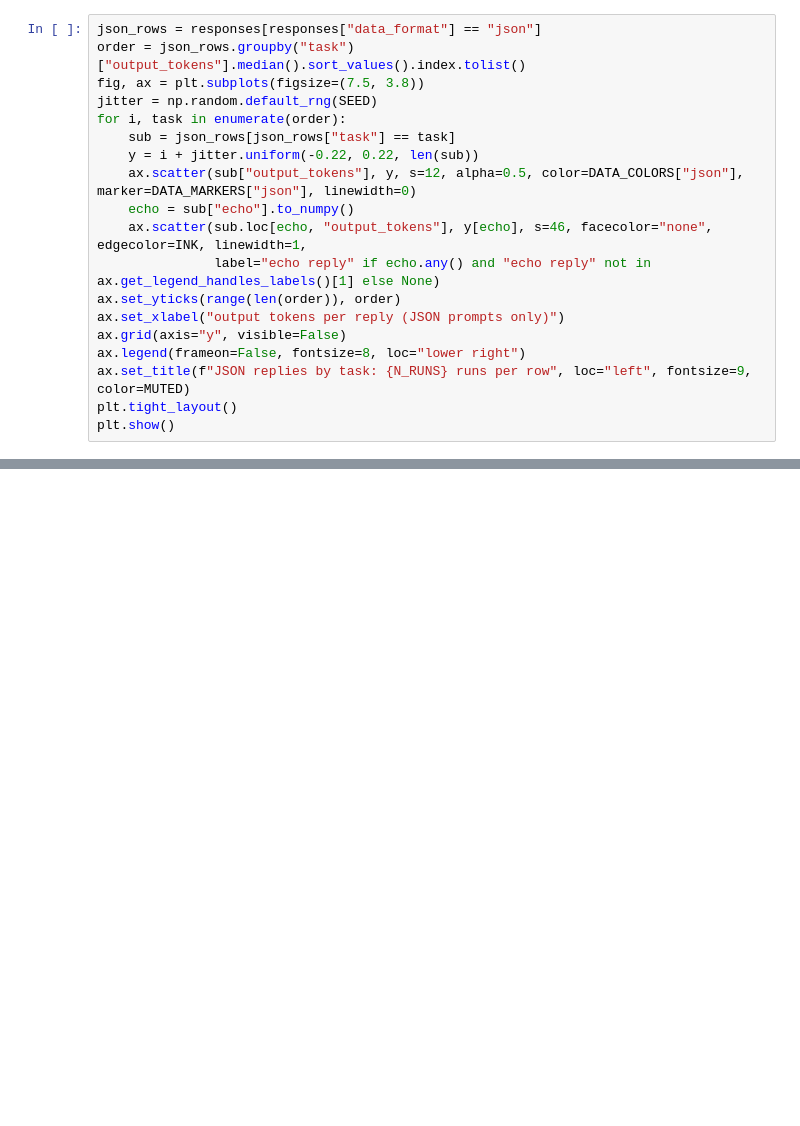
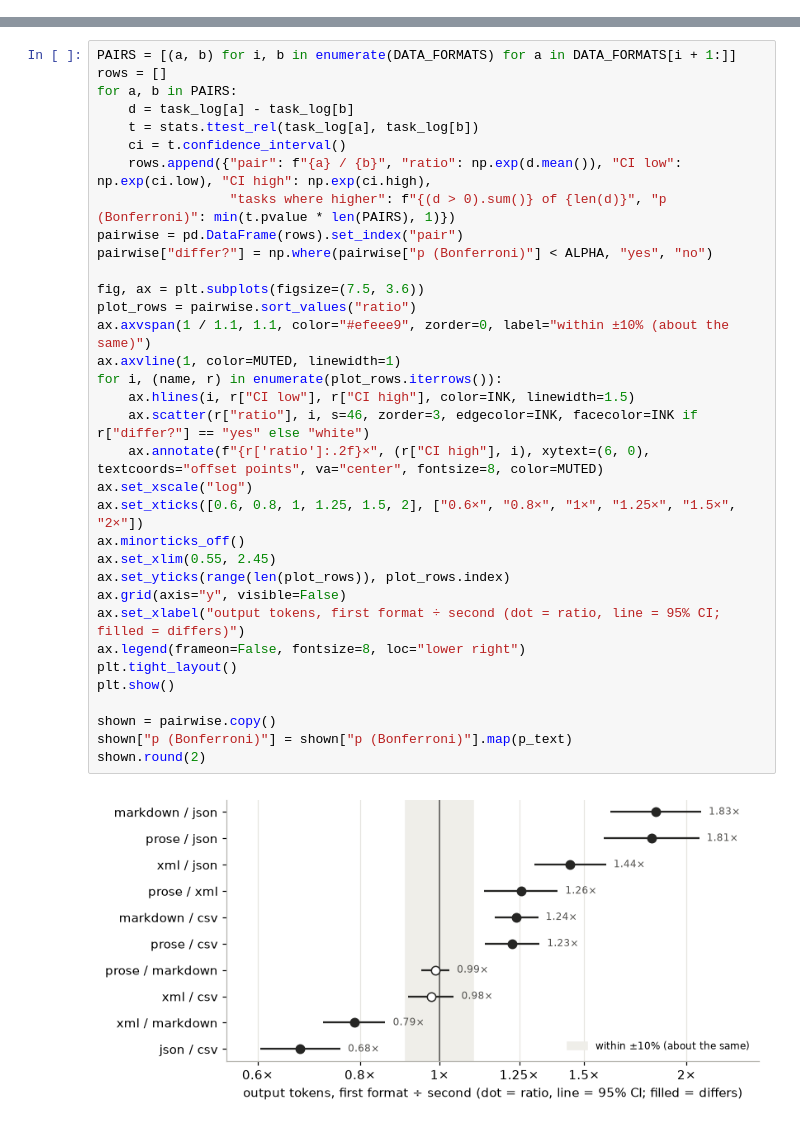
Before and after one commit to dodozai11/DSC180-proposal, a Jupyter notebook: notebooks/test4_stats.ipynb, the cells around one changed output, grey strips where cells are left out. Cells and saved outputs as stored; diff of their text form; blank space fills up the shorter version.

Commit message:
stats

```diff
--- a/notebooks/test4_stats.ipynb
+++ b/notebooks/test4_stats.ipynb
@@ -226,19 +0,0 @@ plt.show()
-# %%
-json_rows = responses[responses["data_format"] == "json"]
-order = json_rows.groupby("task")["output_tokens"].median().sort_values().index.tolist()
-fig, ax = plt.subplots(figsize=(7.5, 3.8))
-jitter = np.random.default_rng(SEED)
-for i, task in enumerate(order):
-    sub = json_rows[json_rows["task"] == task]
-    y = i + jitter.uniform(-0.22, 0.22, len(sub))
-    ax.scatter(sub["output_tokens"], y, s=12, alpha=0.5, color=DATA_COLORS["json"], marker=DATA_MARKERS["json"], linewidth=0)
-    echo = sub["echo"].to_numpy()
-    ax.scatter(sub.loc[echo, "output_tokens"], y[echo], s=46, facecolor="none", edgecolor=INK, linewidth=1,
-               label="echo reply" if echo.any() and "echo reply" not in ax.get_legend_handles_labels()[1] else None)
-ax.set_yticks(range(len(order)), order)
-ax.set_xlabel("output tokens per reply (JSON prompts only)")
-ax.grid(axis="y", visible=False)
-ax.legend(frameon=False, fontsize=8, loc="lower right")
-ax.set_title(f"JSON replies by task: {N_RUNS} runs per row", loc="left", fontsize=9, color=MUTED)
-plt.tight_layout()
-plt.show()
@@ -963,0 +143,36 @@ say(
+# %%
+PAIRS = [(a, b) for i, b in enumerate(DATA_FORMATS) for a in DATA_FORMATS[i + 1:]]
+rows = []
+for a, b in PAIRS:
+    d = task_log[a] - task_log[b]
+    t = stats.ttest_rel(task_log[a], task_log[b])
+    ci = t.confidence_interval()
+    rows.append({"pair": f"{a} / {b}", "ratio": np.exp(d.mean()), "CI low": np.exp(ci.low), "CI high": np.exp(ci.high),
+                 "tasks where higher": f"{(d > 0).sum()} of {len(d)}", "p (Bonferroni)": min(t.pvalue * len(PAIRS), 1)})
+pairwise = pd.DataFrame(rows).set_index("pair")
+pairwise["differ?"] = np.where(pairwise["p (Bonferroni)"] < ALPHA, "yes", "no")
+
+fig, ax = plt.subplots(figsize=(7.5, 3.6))
+plot_rows = pairwise.sort_values("ratio")
+ax.axvspan(1 / 1.1, 1.1, color="#efeee9", zorder=0, label="within ±10% (about the same)")
+ax.axvline(1, color=MUTED, linewidth=1)
+for i, (name, r) in enumerate(plot_rows.iterrows()):
+    ax.hlines(i, r["CI low"], r["CI high"], color=INK, linewidth=1.5)
+    ax.scatter(r["ratio"], i, s=46, zorder=3, edgecolor=INK, facecolor=INK if r["differ?"] == "yes" else "white")
+    ax.annotate(f"{r['ratio']:.2f}×", (r["CI high"], i), xytext=(6, 0), textcoords="offset points", va="center", fontsize=8, color=MUTED)
+ax.set_xscale("log")
+ax.set_xticks([0.6, 0.8, 1, 1.25, 1.5, 2], ["0.6×", "0.8×", "1×", "1.25×", "1.5×", "2×"])
+ax.minorticks_off()
+ax.set_xlim(0.55, 2.45)
+ax.set_yticks(range(len(plot_rows)), plot_rows.index)
+ax.grid(axis="y", visible=False)
+ax.set_xlabel("output tokens, first format ÷ second (dot = ratio, line = 95% CI; filled = differs)")
+ax.legend(frameon=False, fontsize=8, loc="lower right")
+plt.tight_layout()
+plt.show()
+
+shown = pairwise.copy()
+shown["p (Bonferroni)"] = shown["p (Bonferroni)"].map(p_text)
+shown.round(2)
+# %% [output]
+[figure, added]
```
Also changed, not shown: parts of 72 cells of this notebook, 2 other files.
